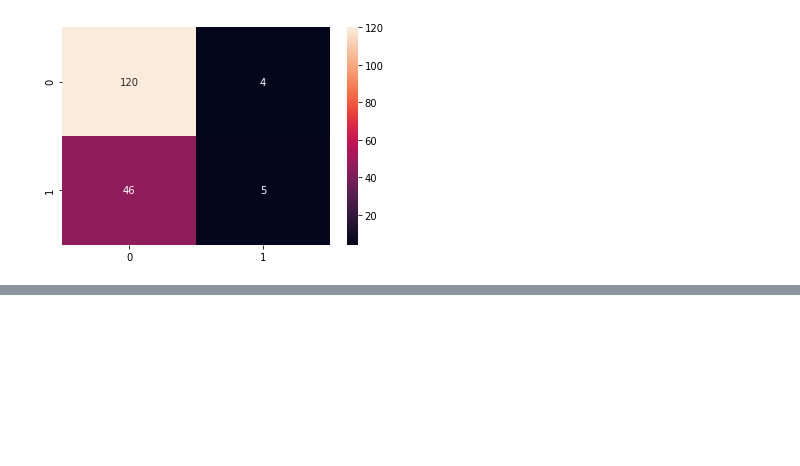
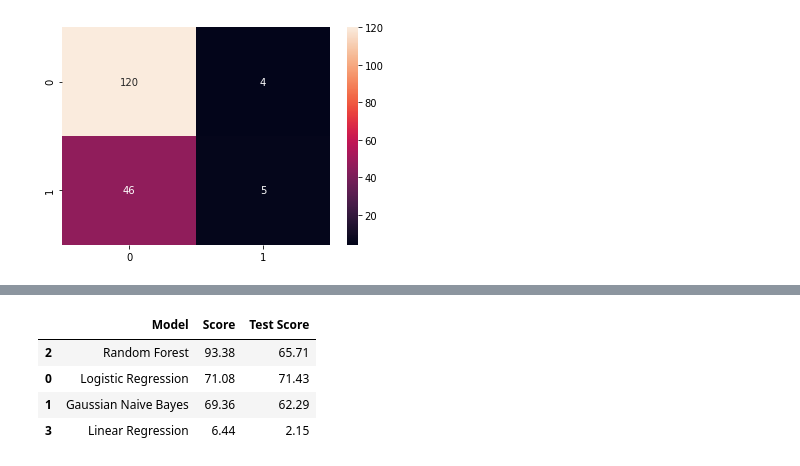
Before and after one commit to hseetas25/Liver-Risk-ML-Algorithm, a Jupyter notebook: MLAlgorithm.ipynb, the cells around one changed output, grey strips where cells are left out. Cells and saved outputs as stored; diff of their text form; code cells hidden in the pictures; blank space fills up the shorter version.

```diff
--- a/Liver_text_records.ipynb
+++ b/MLAlgorithm.ipynb
@@ -409,23 +379,3 @@ Confusion Matrix:
 weighted avg       0.67      0.71      0.63       175
 <AxesSubplot:>
 [figure]
-# %%
-#Logistic Regression
-logreg = LogisticRegression()
-# Train the model using the training sets and check score
-logreg.fit(X_train, y_train)
-#Predict Output
-log_predicted= logreg.predict(X_test)
-
-logreg_score = round(logreg.score(X_train, y_train) * 100, 2)
-logreg_score_test = round(logreg.score(X_test, y_test) * 100, 2)
-#Equation coefficient and Intercept
-print('Logistic Regression Training Score: \n', logreg_score)
-print('Logistic Regression Test Score: \n', logreg_score_test)
-print('Coefficient: \n', logreg.coef_)
-print('Intercept: \n', logreg.intercept_)
-print('Accuracy: \n', accuracy_score(y_test,log_predicted))
-print('Confusion Matrix: \n', confusion_matrix(y_test,log_predicted))
-print('Classification Report: \n', classification_report(y_test,log_predicted))
-
-sns.heatmap(confusion_matrix(y_test,log_predicted),annot=True,fmt="d")
@@ -451,0 +399,13 @@ weighted avg       0.67      0.71      0.63       175
+# %%
+#We can now rank our evaluation of all the models to choose the best one for our problem.
+models = pd.DataFrame({
+    'Model': [ 'Logistic Regression', 'Gaussian Naive Bayes','Random Forest', 'Linear Regression'],
+    'Score': [ logreg_score, gauss_score, random_forest_score, linear_score],
+    'Test Score': [ logreg_score_test, gauss_score_test, random_forest_score_test, linear_score_test]})
+models.sort_values(by='Score', ascending=False)
+# %% [output]
+|  | Model | Score | Test Score |
+| 2 | Random Forest | 93.38 | 65.71 |
+| 0 | Logistic Regression | 71.08 | 71.43 |
+| 1 | Gaussian Naive Bayes | 69.36 | 62.29 |
+| 3 | Linear Regression | 6.44 | 2.15 |
```
Also changed, not shown: parts of 8 cells of this notebook, 2 other files.
